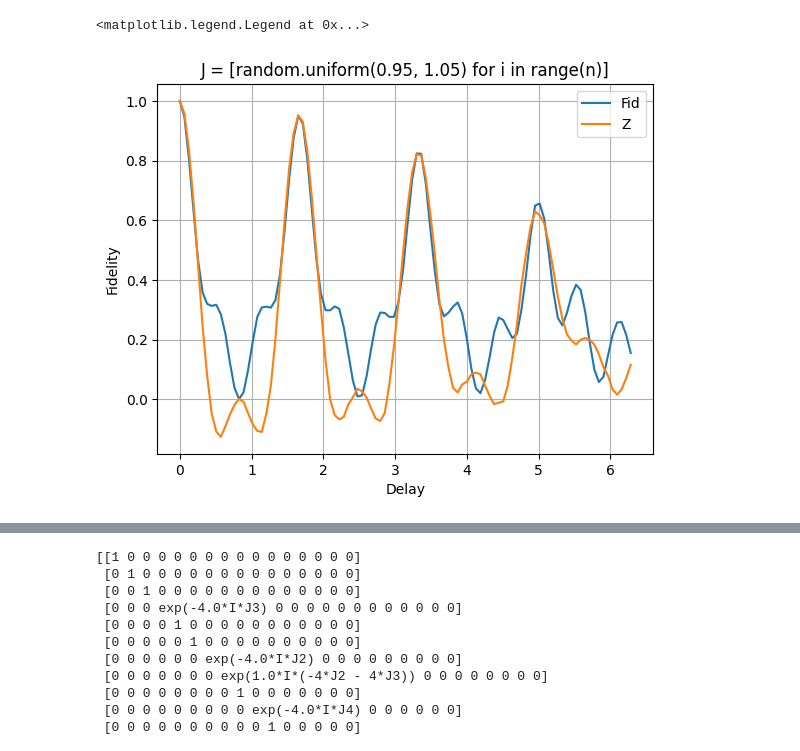
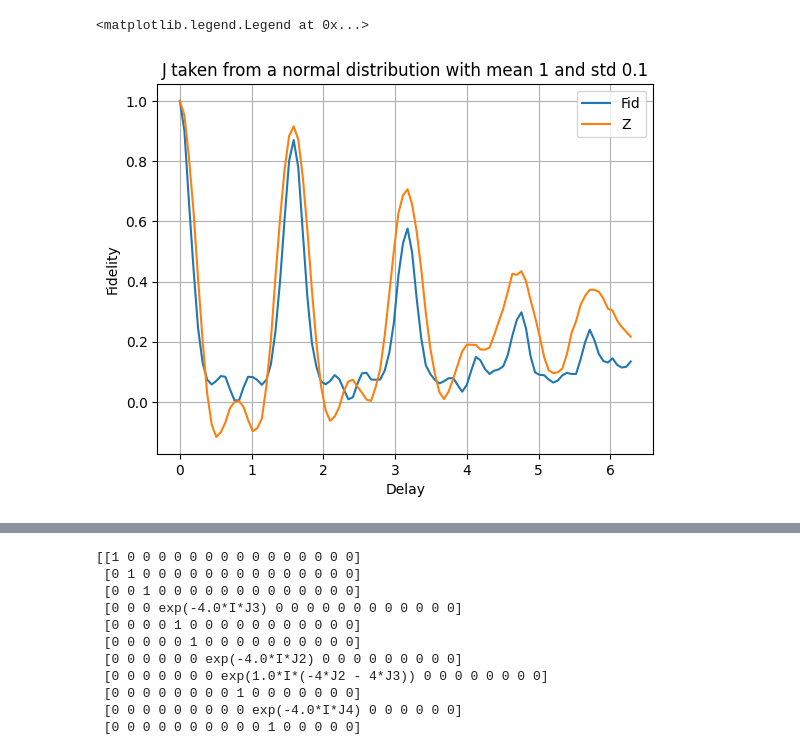
Before and after one commit to Davidkatom/Crosstalk, a Jupyter notebook: OscilationsManyQubits.ipynb, the cells around one changed output, grey strips where cells are left out. Saved outputs shown, nothing was run; the diff lists cells and outputs as text; code cells hidden in the pictures.

```diff
--- a/OscilationsManyQubits.ipynb
+++ b/OscilationsManyQubits.ipynb
@@ -32,12 +30,12 @@ import random
 res = []
 delay = np.linspace(0,2*np.pi,100)
 n = 3
-shots = 16000
+shots = 6000
 fid = []
 Z = []
 Zi = [[] for _ in range(n)] # Create a list of lists to store the expectation values for each qubit
 
-J = [random.uniform(0.8, 1.2) for _ in range(n)]
+J = [random.gauss(1, 0.1) for _ in range(n)]
 #J = [0.8, np.sqrt(3)]
 for t in delay:
     #qr = QuantumRegister(n)
@@ -62,35 +60,35 @@ for t in delay:
     fid.append(result.get_counts().get('0'*n,0)/shots)
     res.append(result.get_counts())
 
     # z_expectation_value = 0
     # for outcome, count in result.get_counts().items():
     #     # Calculate parity (1 for even parity, -1 for odd parity)
     #     parity = (-1) ** outcome.count('1')
     #     probability = count / sum(result.get_counts().values())
     #     z_expectation_value += parity * probability
     # Z.append(z_expectation_value)
 
     #Calculate Zi expectation value
     Zi = []
     for i in range(n):
         for outcome, count in result.get_counts().items():
             plus = [count if outcome[i] == '0' else 0]
             minus = [count if outcome[i] == '1' else 0]
             Zi.append((sum(plus) - sum(minus))/sum(result.get_counts().values()))
 
     Z.append(sum(Zi)/n)
 #print(Zi[0])
 
 plt.grid()
 plt.ylabel('Fidelity')
 plt.xlabel('Delay')
-plt.title('J = [random.uniform(0.95, 1.05) for i in range(n)]')
+plt.title('J taken from a normal distribution with mean 1 and std 0.1')
 plt.plot(delay,fid, label = 'Fid')
 plt.plot(delay,Z, label = 'Z')
 plt.legend()
 # %% [output]
 <matplotlib.legend.Legend at 0x...>
-[figure, old version]
+[figure, new version]
 # %%
 #Plots qiskit histogram:
 print(J)
```
Also changed, not shown: parts of 5 cells of this notebook, 3 other files.
